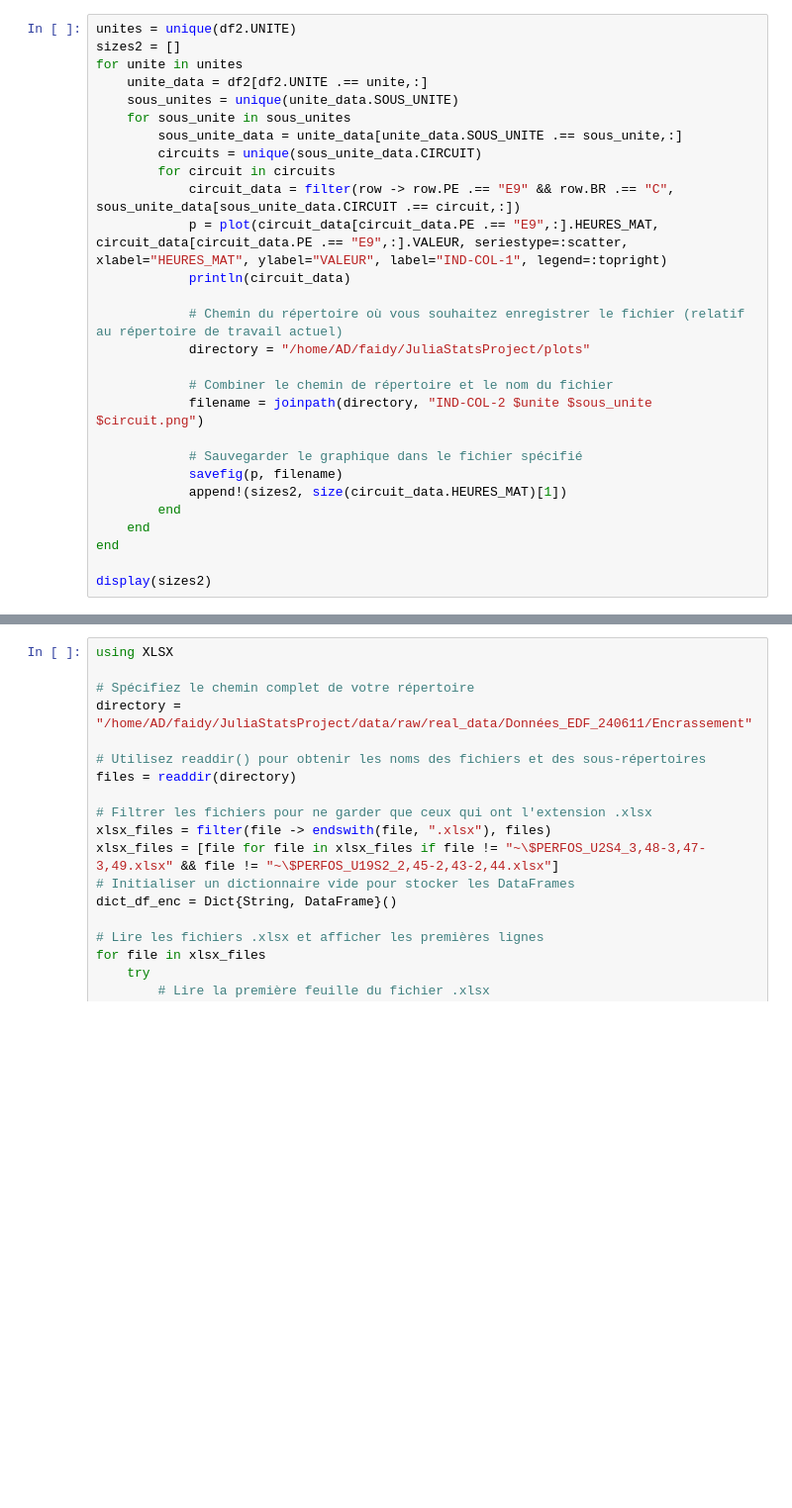
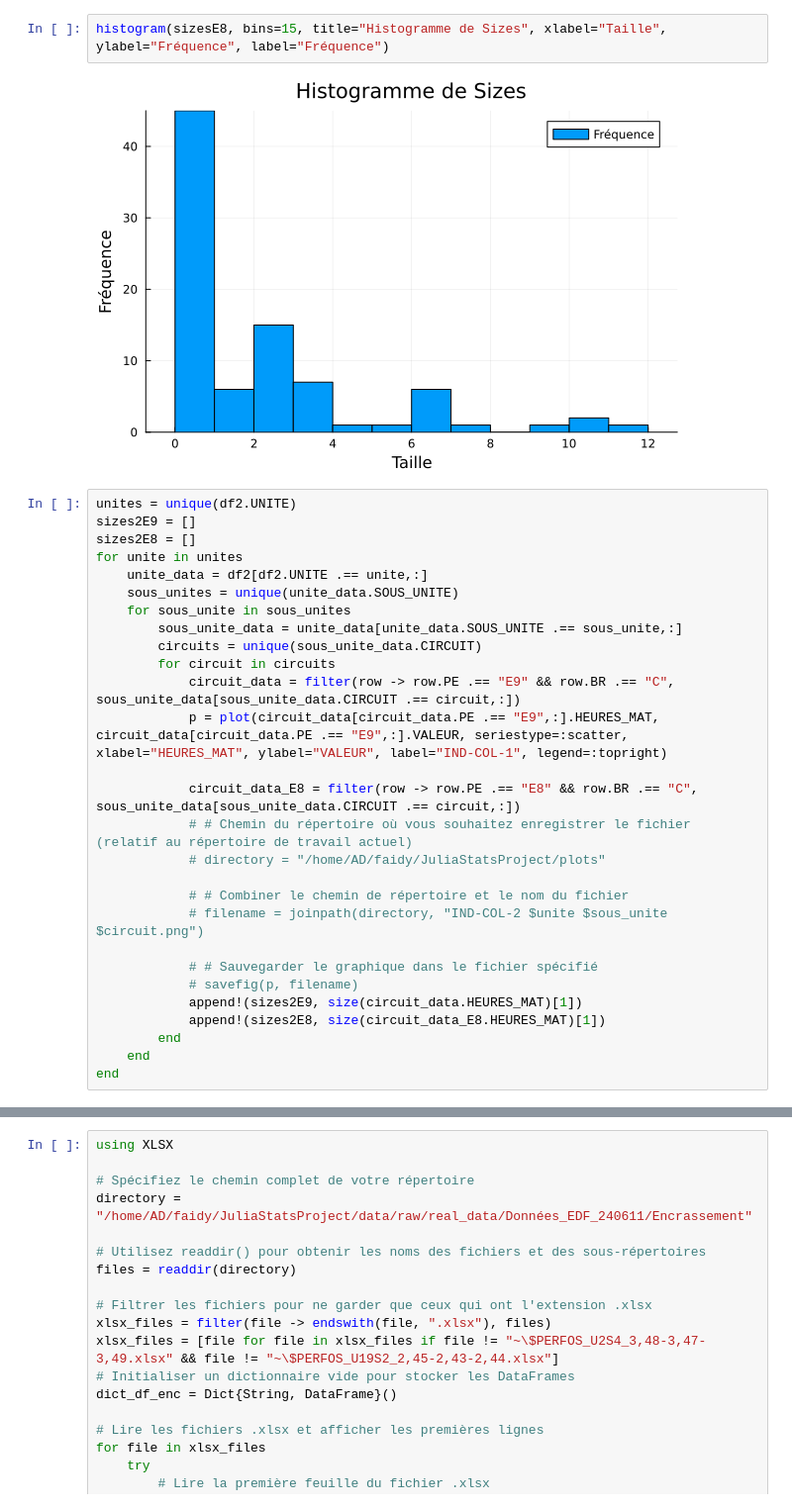
Before and after one commit to FaidYoussef/JuliaStatsProject, a Jupyter notebook: notebooks/plot.ipynb, the cells around one changed output, grey strips where cells are left out. Shown at 99% size. Cells and saved outputs as stored; diff of their text form; blank space fills up the shorter version.

```diff
--- a/notebooks/plot.ipynb
+++ b/notebooks/plot.ipynb
@@ -80,6 +225,11 @@ histogram(sizes, bins=10, title="Histogramme de Sizes", xlabel="Taille", ylabel=
+# %%
+histogram(sizesE8, bins=15, title="Histogramme de Sizes", xlabel="Taille", ylabel="Fréquence", label="Fréquence")
+# %% [output]
+[figure, added]
 # %%
 unites = unique(df2.UNITE)
-sizes2 = []
+sizes2E9 = []
+sizes2E8 = []
 for unite in unites
     unite_data = df2[df2.UNITE .== unite,:]
     sous_unites = unique(unite_data.SOUS_UNITE)
@@ -89,21 +239,20 @@ for unite in unites
         for circuit in circuits
             circuit_data = filter(row -> row.PE .== "E9" && row.BR .== "C", sous_unite_data[sous_unite_data.CIRCUIT .== circuit,:])
             p = plot(circuit_data[circuit_data.PE .== "E9",:].HEURES_MAT, circuit_data[circuit_data.PE .== "E9",:].VALEUR, seriestype=:scatter, xlabel="HEURES_MAT", ylabel="VALEUR", label="IND-COL-1", legend=:topright)
-            println(circuit_data)
 
-            # Chemin du répertoire où vous souhaitez enregistrer le fichier (relatif au répertoire de travail actuel)
-            directory = "/home/AD/faidy/JuliaStatsProject/plots"
+            circuit_data_E8 = filter(row -> row.PE .== "E8" && row.BR .== "C", sous_unite_data[sous_unite_data.CIRCUIT .== circuit,:])
+            # # Chemin du répertoire où vous souhaitez enregistrer le fichier (relatif au répertoire de travail actuel)
+            # directory = "/home/AD/faidy/JuliaStatsProject/plots"
 
-            # Combiner le chemin de répertoire et le nom du fichier
-            filename = joinpath(directory, "IND-COL-2 $unite $sous_unite $circuit.png")
+            # # Combiner le chemin de répertoire et le nom du fichier
+            # filename = joinpath(directory, "IND-COL-2 $unite $sous_unite $circuit.png")
 
-            # Sauvegarder le graphique dans le fichier spécifié
-            savefig(p, filename)
-            append!(sizes2, size(circuit_data.HEURES_MAT)[1])
+            # # Sauvegarder le graphique dans le fichier spécifié
+            # savefig(p, filename)
+            append!(sizes2E9, size(circuit_data.HEURES_MAT)[1])
+            append!(sizes2E8, size(circuit_data_E8.HEURES_MAT)[1])
         end
     end
 end
-
-display(sizes2)
 # %%
 # Créer l'histogramme
```
Also changed, not shown: parts of 42 cells of this notebook, 1 other file.
